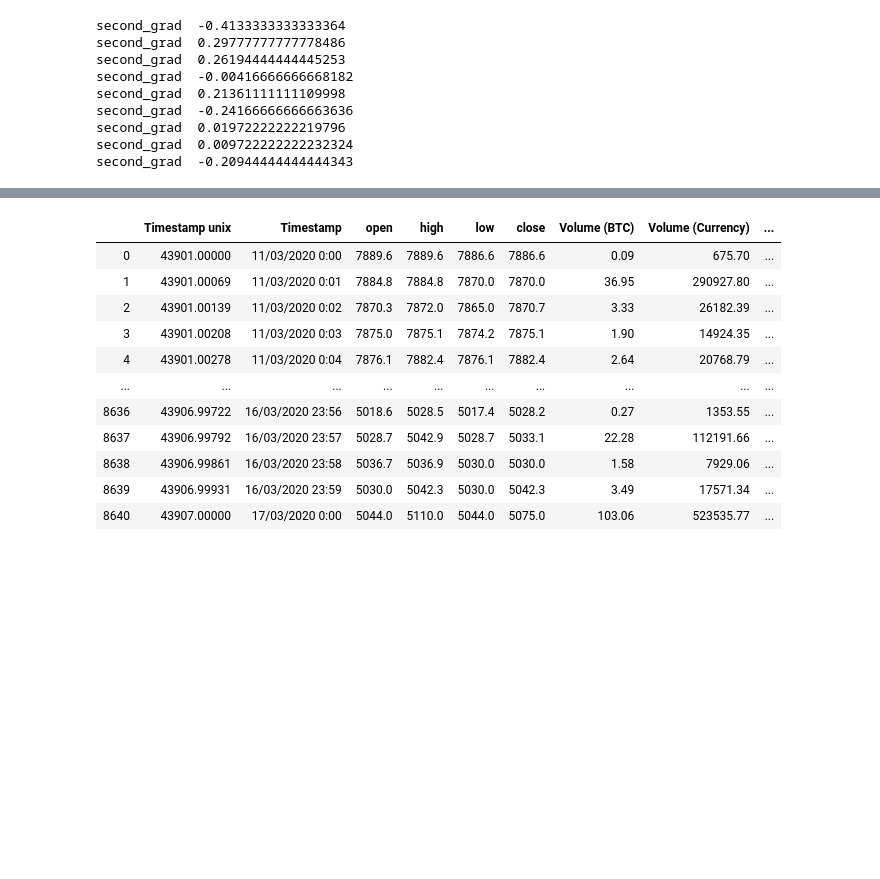
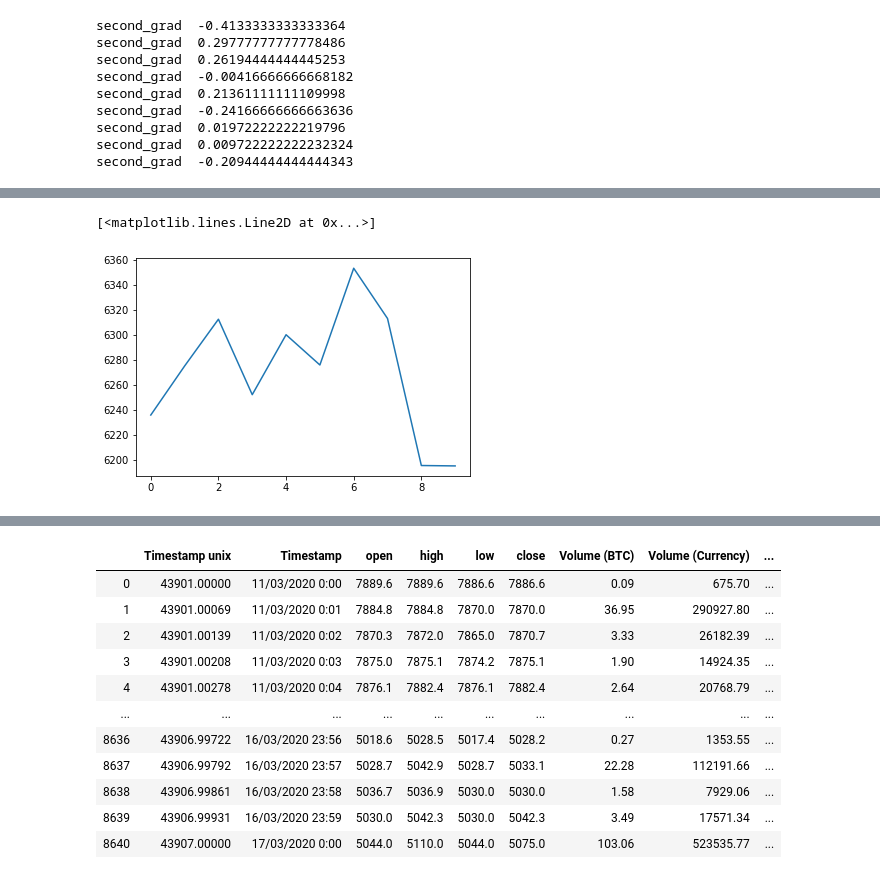
Before and after one commit to edwinagnew/crypto-bot, a Jupyter notebook: explore_gradient.ipynb, the cells around one changed output, grey strips where cells are left out. Cells and saved outputs as stored; diff of their text form; code cells hidden in the pictures; blank space fills up the shorter version.

```diff
--- a/explore_gradient.ipynb
+++ b/explore_gradient.ipynb
@@ -111,0 +112,6 @@ plt.plot(t)
+# %%
+t = [6235.81, 6275.05, 6312.5, 6252.11, 6300.09, 6275.87, 6353.3, 6313.07, 6195.4, 6195.08]
+plt.plot(t)
+# %% [output]
+[<matplotlib.lines.Line2D at 0x...>]
+[figure, added]
```
Also changed, not shown: parts of 6 cells of this notebook, 2 other files.
